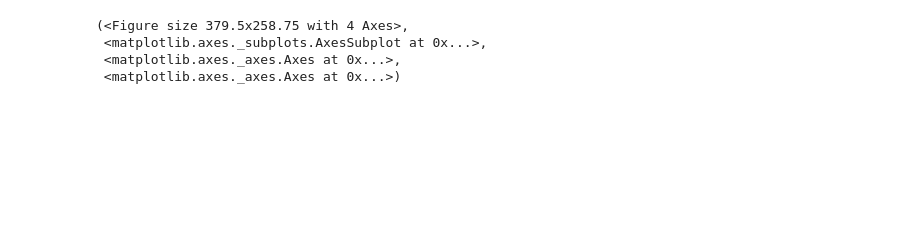
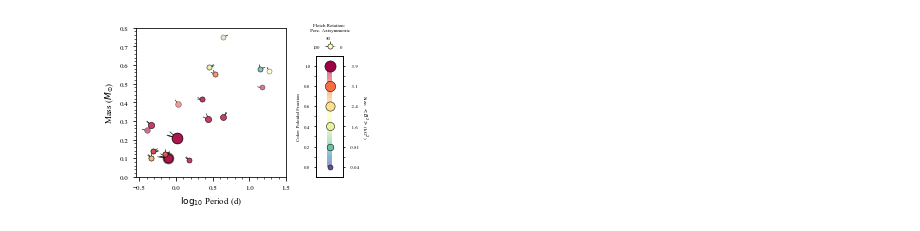
Before and after one commit to jspineda/Deconfuso, a Jupyter notebook: code/Plotting.ipynb, the cells around one changed output. Drawn from its saved outputs; the diff is of its cells as text; code cells hidden in the pictures; blank space fills up the shorter version.

```diff
--- a/code/Plotting.ipynb
+++ b/code/Plotting.ipynb
@@ -20,6 +20,6 @@ quad = zdi_data['Qua.']
 octo = zdi_data['Oct.']
 axisym = zdi_data['Axisym']
 # %%
-Deconfuso.Deconfusogram(np.log10(period),mass,poloidal,B2,axisym,file='../plots/Deconfuso_01.pdf',
+outputs01 = Deconfuso.Deconfusogram(np.log10(period),mass,poloidal,B2,axisym,file='../plots/Deconfuso_01.pdf',
                     xlabel="$\log_{10}$ Period (d)",xlims=[-0.55,1.5],ylims=[0,0.8],addColorStrip=True)
 # %% [output]
@@ -28,5 +26,2 @@ Deconfuso.Deconfusogram(np.log10(period),mass,poloidal,B2,axisym,file='../plots/
-(<Figure size 379.5x258.75 with 4 Axes>,
- <matplotlib.axes._subplots.AxesSubplot at 0x...>,
- <matplotlib.axes._axes.Axes at 0x...>,
- <matplotlib.axes._axes.Axes at 0x...>)
+[figure, added]
 # %%
```
Also changed, not shown: parts of 5 cells of this notebook, 4 other files.
